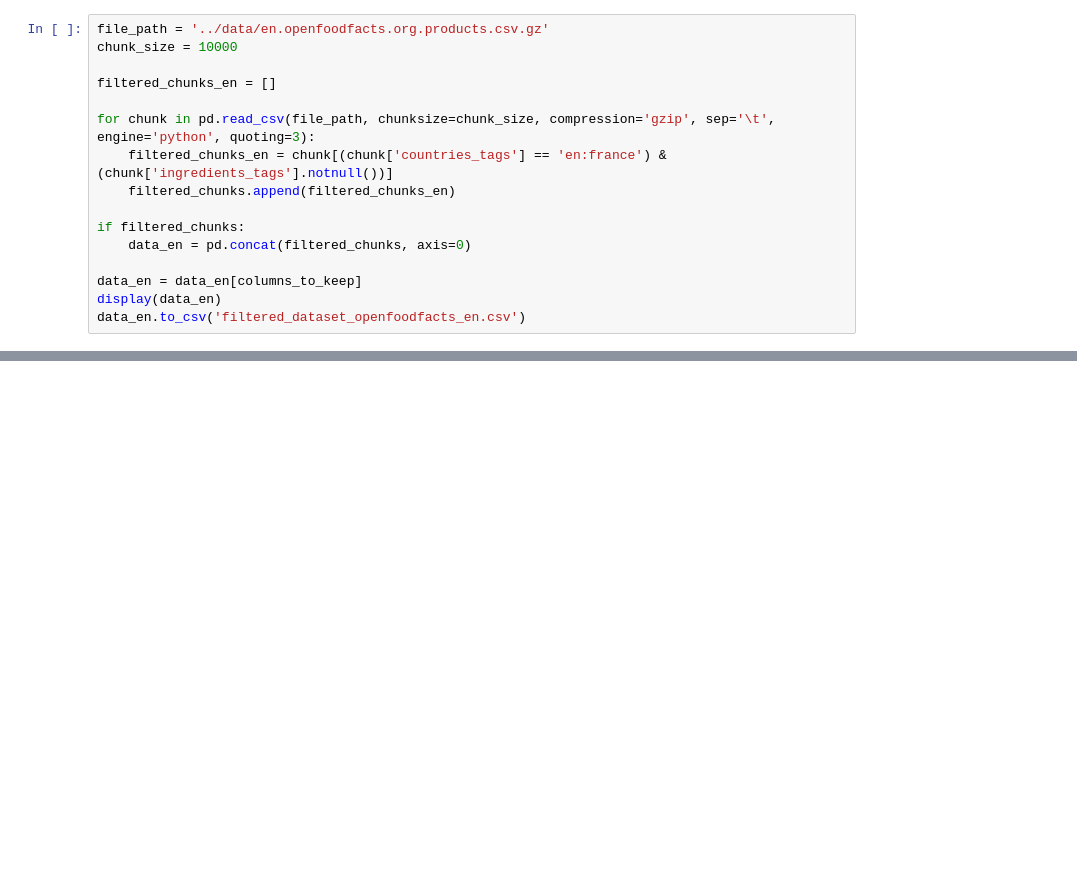
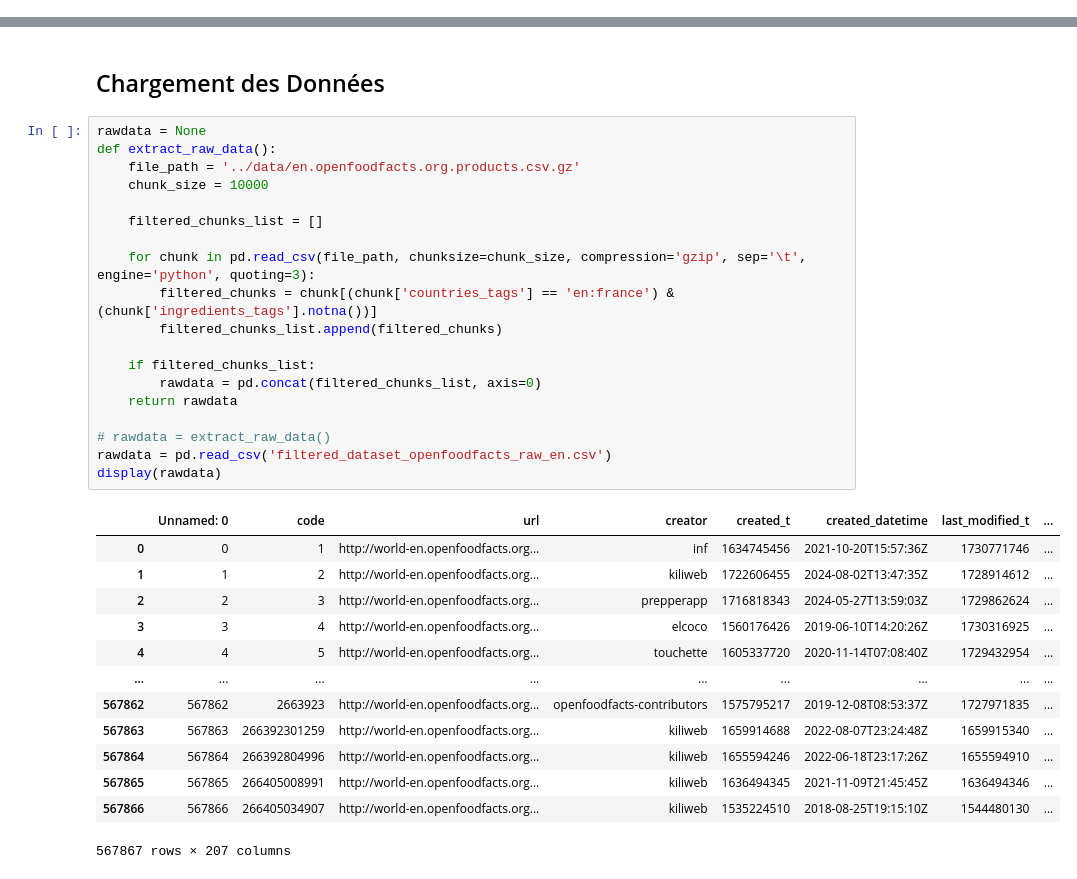
Before and after one commit to littlerobinson/foodstuffs_recommendation, a Jupyter notebook: notebooks/research_alex.ipynb, the cells around one changed output, grey strips where cells are left out. Saved outputs shown, nothing was run; the diff lists cells and outputs as text; blank space fills up the shorter version.

```diff
--- a/notebooks/research_alex.ipynb
+++ b/notebooks/research_alex.ipynb
@@ -256,16 +0,0 @@ filtered_chunk.to_csv('filtered_dataset_openfoodfacts.csv')
-# %%
-file_path = '../data/en.openfoodfacts.org.products.csv.gz'
-chunk_size = 10000
-
-filtered_chunks_en = []
-
-for chunk in pd.read_csv(file_path, chunksize=chunk_size, compression='gzip', sep='\t', engine='python', quoting=3):
-    filtered_chunks_en = chunk[(chunk['countries_tags'] == 'en:france') & (chunk['ingredients_tags'].notnull())]
-    filtered_chunks.append(filtered_chunks_en)
-
-if filtered_chunks:
-    data_en = pd.concat(filtered_chunks, axis=0)
-
-data_en = data_en[columns_to_keep]
-display(data_en)
-data_en.to_csv('filtered_dataset_openfoodfacts_en.csv')
@@ -353,0 +21,35 @@ print(allergens_df)
+# %% [markdown]
+## Chargement des Données
+# %%
+rawdata = None
+def extract_raw_data():
+    file_path = '../data/en.openfoodfacts.org.products.csv.gz'
+    chunk_size = 10000
+
+    filtered_chunks_list = []
+
+    for chunk in pd.read_csv(file_path, chunksize=chunk_size, compression='gzip', sep='\t', engine='python', quoting=3):
+        filtered_chunks = chunk[(chunk['countries_tags'] == 'en:france') & (chunk['ingredients_tags'].notna())]
+        filtered_chunks_list.append(filtered_chunks)
+
+    if filtered_chunks_list:
+        rawdata = pd.concat(filtered_chunks_list, axis=0)
+    return rawdata
+
+# rawdata = extract_raw_data()
+rawdata = pd.read_csv('filtered_dataset_openfoodfacts_raw_en.csv')
+display(rawdata)
+# %% [output]
+|  | Unnamed: 0 | code | url | creator | created_t | created_datetime | last_modified_t | ... |
+| 0 | 0 | 1 | http://world-en.openfoodfacts.org... | inf | 1634745456 | 2021-10-20T15:57:36Z | 1730771746 | ... |
+| 1 | 1 | 2 | http://world-en.openfoodfacts.org... | kiliweb | 1722606455 | 2024-08-02T13:47:35Z | 1728914612 | ... |
+| 2 | 2 | 3 | http://world-en.openfoodfacts.org... | prepperapp | 1716818343 | 2024-05-27T13:59:03Z | 1729862624 | ... |
+| 3 | 3 | 4 | http://world-en.openfoodfacts.org... | elcoco | 1560176426 | 2019-06-10T14:20:26Z | 1730316925 | ... |
+| 4 | 4 | 5 | http://world-en.openfoodfacts.org... | touchette | 1605337720 | 2020-11-14T07:08:40Z | 1729432954 | ... |
+| ... | ... | ... | ... | ... | ... | ... | ... | ... |
+| 567862 | 567862 | 2663923 | http://world-en.openfoodfacts.org... | openfoodfacts-contributors | 1575795217 | 2019-12-08T08:53:37Z | 1727971835 | ... |
+| 567863 | 567863 | 266392301259 | http://world-en.openfoodfacts.org... | kiliweb | 1659914688 | 2022-08-07T23:24:48Z | 1659915340 | ... |
+| 567864 | 567864 | 266392804996 | http://world-en.openfoodfacts.org... | kiliweb | 1655594246 | 2022-06-18T23:17:26Z | 1655594910 | ... |
+| 567865 | 567865 | 266405008991 | http://world-en.openfoodfacts.org... | kiliweb | 1636494345 | 2021-11-09T21:45:45Z | 1636494346 | ... |
+| 567866 | 567866 | 266405034907 | http://world-en.openfoodfacts.org... | kiliweb | 1535224510 | 2018-08-25T19:15:10Z | 1544480130 | ... |
+567867 rows × 207 columns
```
Also changed, not shown: parts of 47 cells of this notebook.
